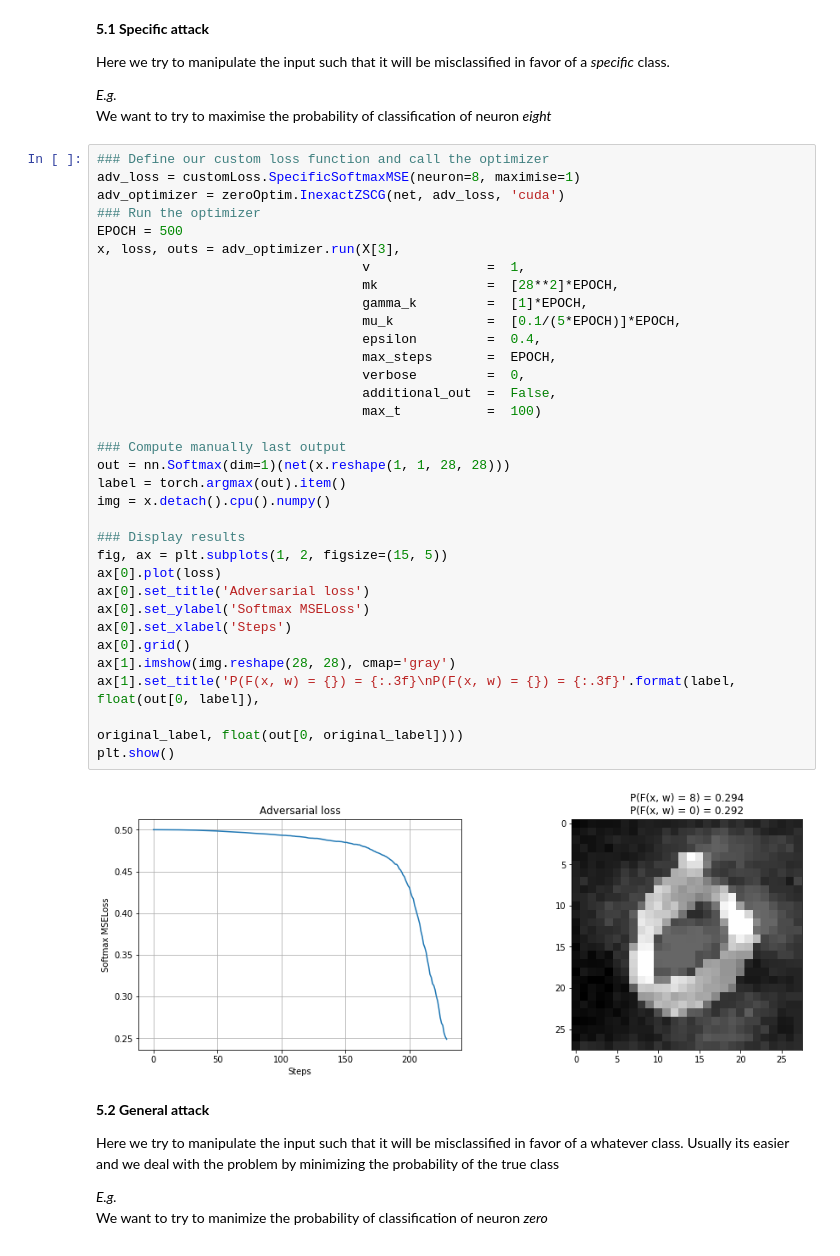
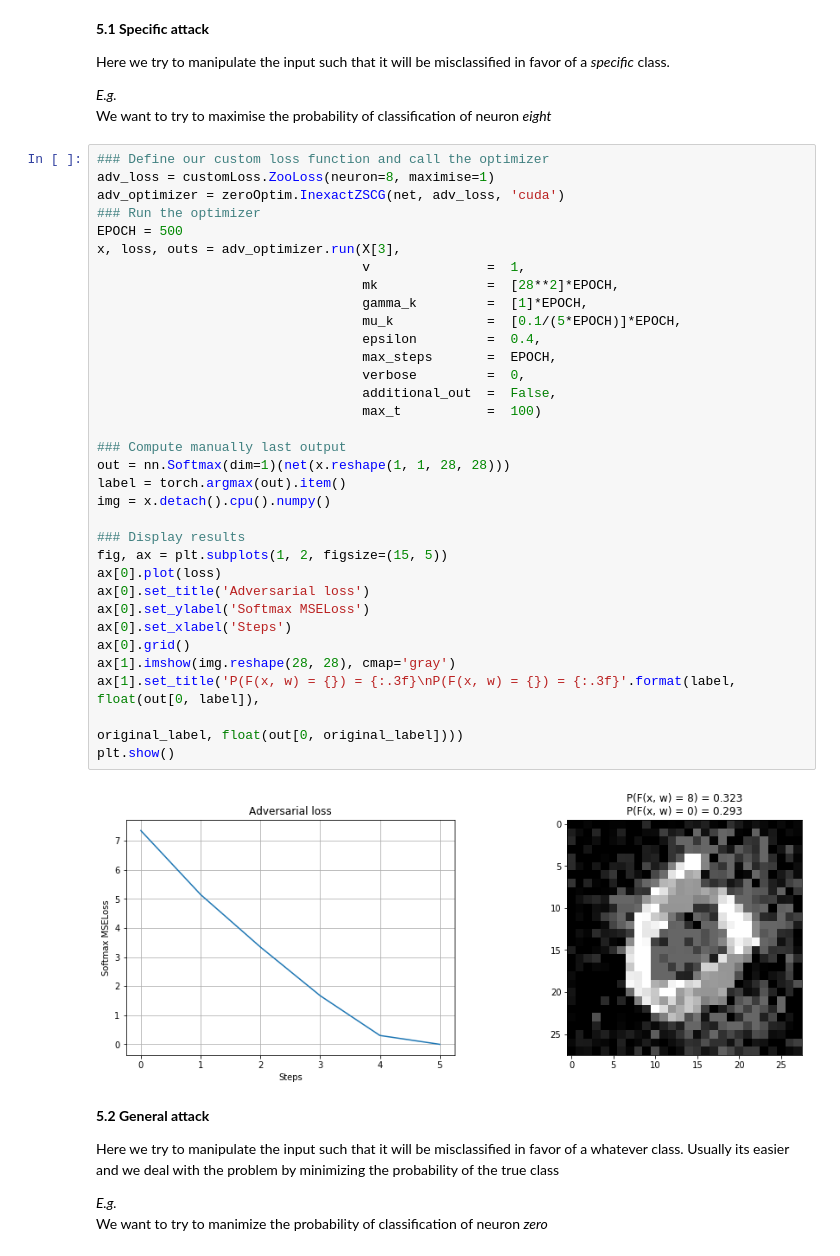
Before and after one commit to f-grimaldi/AdvAttack, a Jupyter notebook: AttackMNIST_InexactZSCG.ipynb, the cells around one changed output. Saved outputs shown, nothing was run; the diff lists cells and outputs as text.

```diff
--- a/AttackMNIST_InexactZSCG.ipynb
+++ b/AttackMNIST_InexactZSCG.ipynb
@@ -204,39 +204,39 @@ Here we try to manipulate the input such that it will be misclassified in favor
 We want to try to maximise the probability of classification of neuron *eight*
 # %%
 ### Define our custom loss function and call the optimizer
-adv_loss = customLoss.SpecificSoftmaxMSE(neuron=8, maximise=1)
+adv_loss = customLoss.ZooLoss(neuron=8, maximise=1)
 adv_optimizer = zeroOptim.InexactZSCG(net, adv_loss, 'cuda')
 ### Run the optimizer
 EPOCH = 500
 x, loss, outs = adv_optimizer.run(X[3],
                                   v               =  1,
                                   mk              =  [28**2]*EPOCH,
                                   gamma_k         =  [1]*EPOCH,
                                   mu_k            =  [0.1/(5*EPOCH)]*EPOCH,
                                   epsilon         =  0.4,
                                   max_steps       =  EPOCH,
                                   verbose         =  0,
                                   additional_out  =  False,
                                   max_t           =  100)
 
 ### Compute manually last output
 out = nn.Softmax(dim=1)(net(x.reshape(1, 1, 28, 28)))
 label = torch.argmax(out).item()
 img = x.detach().cpu().numpy()
 
 ### Display results
 fig, ax = plt.subplots(1, 2, figsize=(15, 5))
 ax[0].plot(loss)
 ax[0].set_title('Adversarial loss')
 ax[0].set_ylabel('Softmax MSELoss')
 ax[0].set_xlabel('Steps')
 ax[0].grid()
 ax[1].imshow(img.reshape(28, 28), cmap='gray')
 ax[1].set_title('P(F(x, w) = {}) = {:.3f}\nP(F(x, w) = {}) = {:.3f}'.format(label, float(out[0, label]),
                                                                              original_label, float(out[0, original_label])))
 plt.show()
 # %% [output]
-[figure, old version]
+[figure, new version]
 # %% [markdown]
 **5.2 General attack**
 
```
Also changed, not shown: parts of 3 cells of this notebook, 4 other files.
